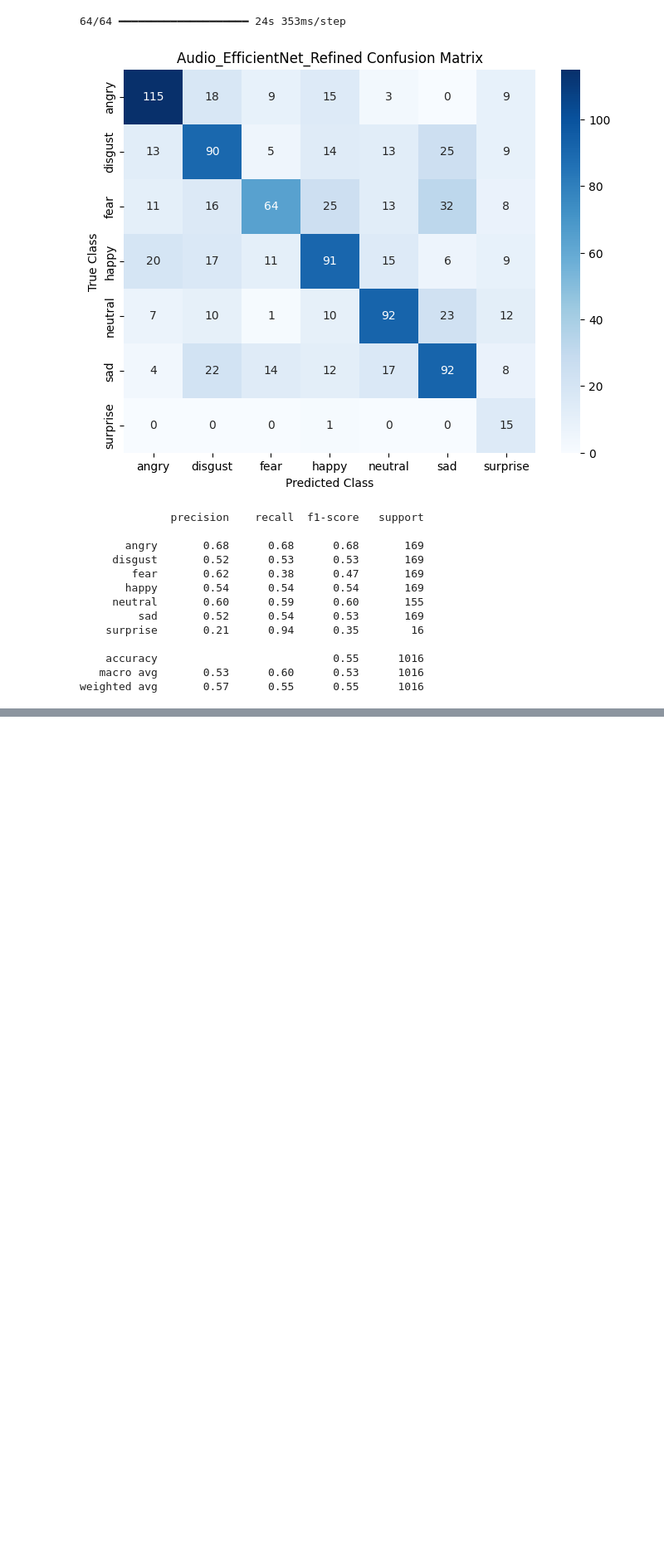
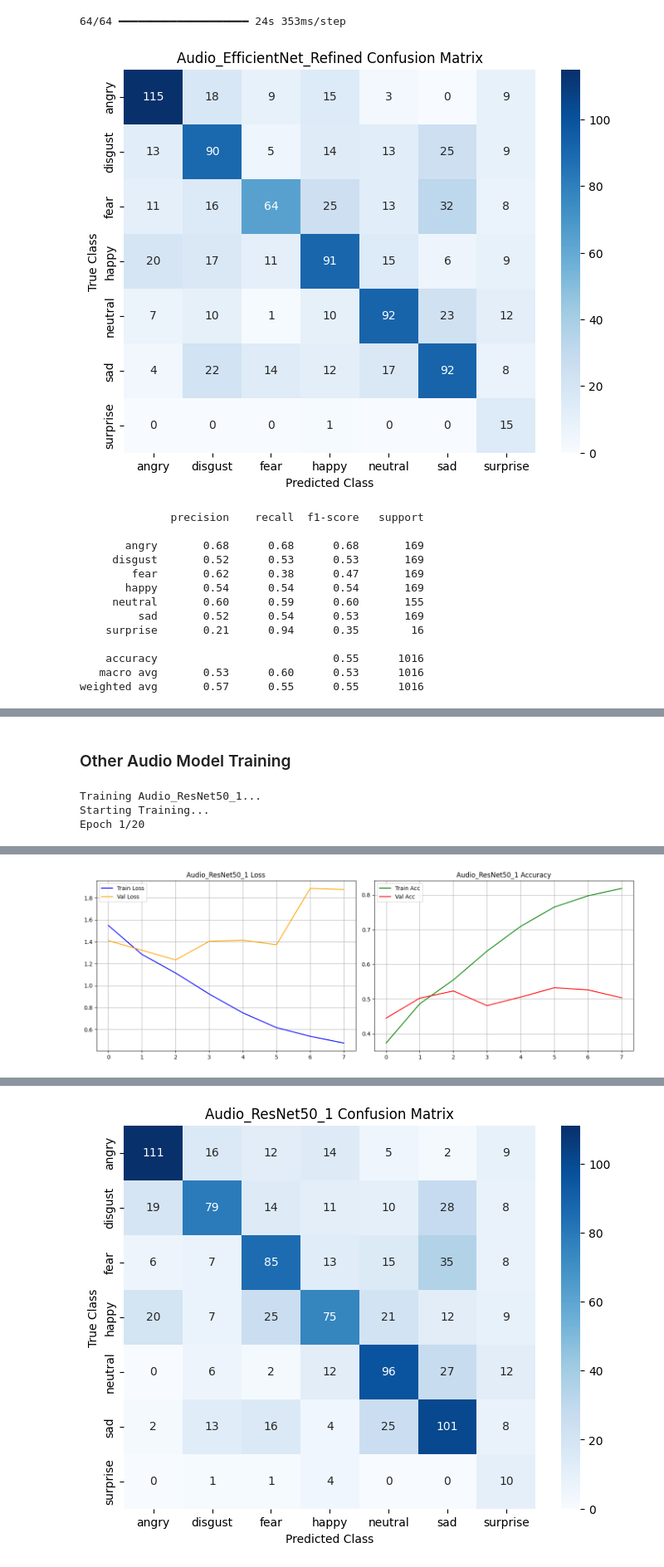
Before and after one commit to Nicolechy04/DSP, a Jupyter notebook: [FINALIZED]Unimodel Training.ipynb, the cells around one changed output, grey strips where cells are left out. Shown at 83% size. Cells and saved outputs as stored; diff of their text form; code cells hidden in the pictures; blank space fills up the shorter version.

```diff
--- a/[FINALIZED]Unimodel Training.ipynb
+++ b/[FINALIZED]Unimodel Training.ipynb
@@ -862,14 +691,9 @@ from tensorflow.keras.utils import Sequence, to_categorical
 from tensorflow.keras.callbacks import ReduceLROnPlateau, EarlyStopping, ModelCheckpoint
 from tensorflow.keras.applications.efficientnet import preprocess_input as eff_preprocess
 
-# --- 1. CLEANUP ---
-tf.keras.backend.clear_session()
-gc.collect()
-
 NAME = "Audio_EfficientNet_Refined"
 print(f"Training {NAME}...")
 
-# --- 2. IMPROVED GENERATOR (Lighter Augmentation) ---
 class NpyDataGenerator(Sequence):
     def __init__(self, df, preprocess_func, batch_size=16, target_size=(224,224), shuffle=True, is_image=False, augment=False):
         self.df = df
@@ -888,19 +712,15 @@ class NpyDataGenerator(Sequence):
         return int(np.ceil(len(self.df) / self.batch_size))
 
     def _augment_spectrogram(self, data):
-        """
-        Lightweight SpecAugment: Reduced mask sizes to prevent losing
-        critical emotion-bearing harmonics.
-        """
         rows, cols, _ = data.shape
 
-        # 1. Frequency Masking (Lighter: max 12 pixels)
+        #Frequency Masking (max 12 pixels)
         if np.random.random() < 0.4:
             f_len = np.random.randint(2, 12)
             f0 = np.random.randint(0, rows - f_len)
             data[f0:f0+f_len, :, :] = 0
 
-        # 2. Time Masking (Lighter: max 12 pixels)
+        #Time Masking (max 12 pixels)
         if np.random.random() < 0.4:
             t_len = np.random.randint(2, 12)
             t0 = np.random.randint(0, cols - t_len)
@@ -939,9 +759,7 @@ class NpyDataGenerator(Sequence):
     def on_epoch_end(self):
         if self.shuffle: np.random.shuffle(self.indices)
 
-# --- 3. MODEL & PREPROCESSING ---
 def audio_preprocess_wrapper(img):
-    # Assuming .npy files are 0-1, scale to 0-255 for EfficientNet's internal scaling
     return eff_preprocess(img * 255.0)
 
 train_gen = NpyDataGenerator(train_aud, audio_preprocess_wrapper, batch_size=16, augment=True)
@@ -963,7 +781,6 @@ def get_refined_audio_model(num_classes):
 
 model = get_refined_audio_model(NUM_CLASSES)
 
-# --- 4. COMPILATION & TRAINING ---
 model.compile(
     optimizer=optimizers.Adam(learning_rate=5e-5), # Lower LR for stability
     loss=tf.keras.losses.CategoricalCrossentropy(label_smoothing=0.1), # Fixes prediction bias
@@ -988,7 +805,6 @@ hist = model.fit(
 
 print(f"Total Training Time: {(time.time() - start_train) / 60:.2f} minutes")
 
-# --- 5. EVALUATION ---
 model.load_weights(f"models_zoo_1/{NAME}.keras")
 visualize_training(hist, model, test_gen, NAME)
 # %% [output]
@@ -1034,0 +1013,60 @@ weighted avg       0.57      0.55      0.55      1016
+# %% [markdown]
+### Other Audio Model Training
+# %%
+import tensorflow as tf
+from tensorflow.keras.optimizers import Adam
+from tensorflow.keras.callbacks import EarlyStopping, ModelCheckpoint
+from tensorflow.keras.applications.resnet50 import preprocess_input as res_preprocess
+import numpy as np
+import time
+import gc
+
+# Ensure your label column is defined for the DataGenerator
+label_col = 'label' # or 'label_str'
+
+tf.keras.backend.clear_session()
+gc.collect()
+
+NAME = "Audio_ResNet50_1"
+print(f"Training {NAME}...")
+
+# ResNet expects 0-255 inputs because it performs mean subtraction.
+def resnet_preprocess_wrapper(img):
+    img = img * 255.0
+    return res_preprocess(img)
+
+train_gen = NpyDataGenerator(train_aud, resnet_preprocess_wrapper, batch_size=16)
+val_gen = NpyDataGenerator(val_aud, resnet_preprocess_wrapper, batch_size=16, shuffle=False)
+test_gen = NpyDataGenerator(test_aud, resnet_preprocess_wrapper, batch_size=16, shuffle=False)
+
+model = get_audio_resnet(AUDIO_IMG_SIZE+(3,), NUM_CLASSES)
+model.compile(optimizer=Adam(1e-4), loss='categorical_crossentropy', metrics=['accuracy'])
+
+callbacks = [
+    EarlyStopping(patience=5, restore_best_weights=True),
+    ModelCheckpoint(f"models_zoo_1/{NAME}_1.keras", save_best_only=True, monitor='val_accuracy')
+]
+
+print("Starting Training...")
+start_train = time.time()
+
+hist = model.fit(
+    train_gen,
+    validation_data=val_gen,
+    epochs=20,
+    callbacks=callbacks,
+    class_weight=class_weights_dict,
+    verbose=1
+)
+
+end_train = time.time()
+total_train_minutes = (end_train - start_train) / 60
+
+print(f"Total Training Time: {total_train_minutes:.2f} minutes")
+
+model.load_weights(f"models_zoo_1/{NAME}_1.keras")
+visualize_training(hist, model, test_gen, NAME)
+# %% [output]
+Training Audio_ResNet50_1...
+Starting Training...
+Epoch 1/20
@@ -1034,0 +1091 @@ weighted avg       0.57      0.55      0.55      1016
+[figure, added]
@@ -1034,0 +1093 @@ weighted avg       0.57      0.55      0.55      1016
+[figure, added]
```
Also changed, not shown: parts of 15 cells of this notebook.
